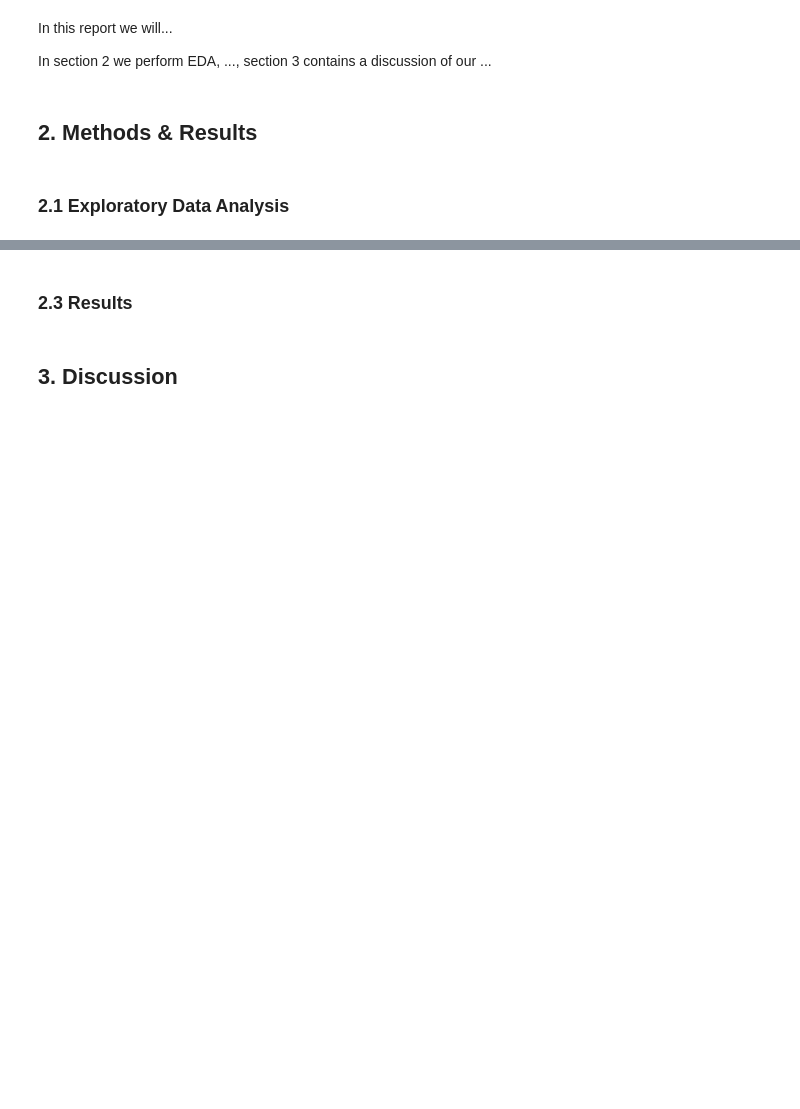
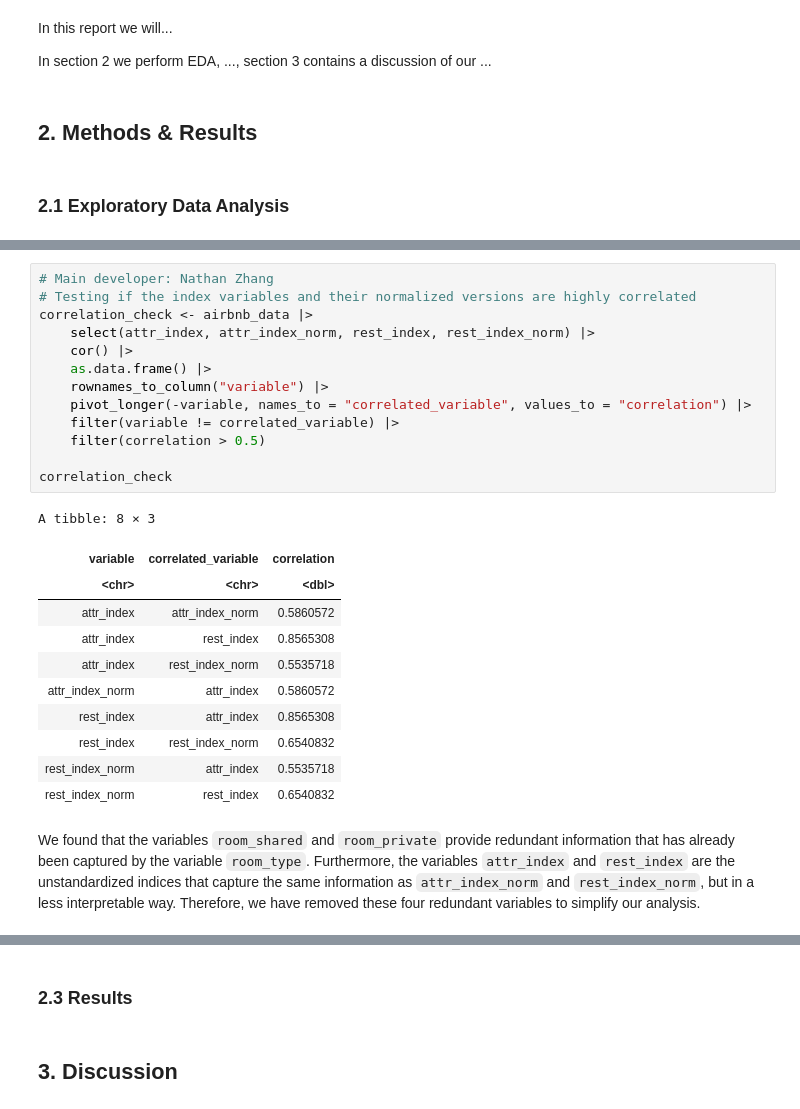
Before and after one commit to NathanPalaiologos/STAT-301-Project, a Jupyter notebook: group_16_final_report.ipynb, the cells around one changed output, grey strips where cells are left out. Drawn from its saved outputs; the diff is of its cells as text; blank space fills up the shorter version.

```diff
--- a/group_16_final_report.ipynb
+++ b/group_16_final_report.ipynb
@@ -82,2 +117,30 @@ $ weekend                    <lgl> FALSE, FALSE, FALSE, FALSE, FALSE, FALSE, F
+# %%
+# Main developer: Nathan Zhang
+# Testing if the index variables and their normalized versions are highly correlated
+correlation_check <- airbnb_data |>
+    select(attr_index, attr_index_norm, rest_index, rest_index_norm) |>
+    cor() |>
+    as.data.frame() |>
+    rownames_to_column("variable") |>
+    pivot_longer(-variable, names_to = "correlated_variable", values_to = "correlation") |>
+    filter(variable != correlated_variable) |>
+    filter(correlation > 0.5)
+
+correlation_check
+# %% [output]
+A tibble: 8 × 3
+| variable | correlated_variable | correlation |
+| <chr> | <chr> | <dbl> |
+| attr_index | attr_index_norm | 0.5860572 |
+| attr_index | rest_index | 0.8565308 |
+| attr_index | rest_index_norm | 0.5535718 |
+| attr_index_norm | attr_index | 0.5860572 |
+| rest_index | attr_index | 0.8565308 |
+| rest_index | rest_index_norm | 0.6540832 |
+| rest_index_norm | attr_index | 0.5535718 |
+| rest_index_norm | rest_index | 0.6540832 |
+# %% [markdown]
+
+We found that the variables `room_shared` and `room_private` provide redundant information that has already been captured by the variable `room_type`. Furthermore, the variables `attr_index` and `rest_index` are the unstandardized indices that capture the same information as `attr_index_norm` and `rest_index_norm`, but in a less interpretable way. Therefore, we have removed these four redundant variables to simplify our analysis.
 # %%
 #Main developer: Myra Tyagi
```
Also changed, not shown: parts of 26 cells of this notebook.
